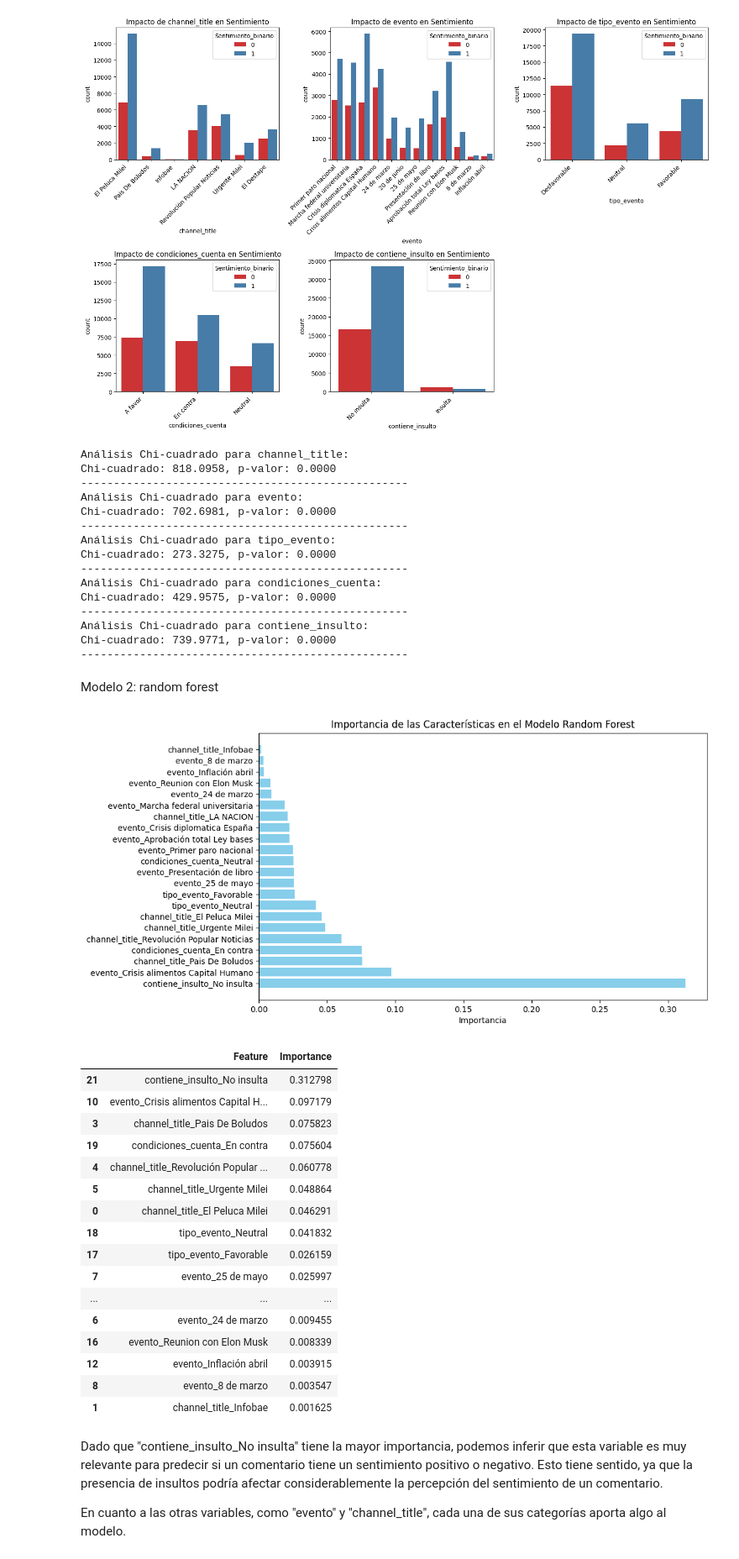
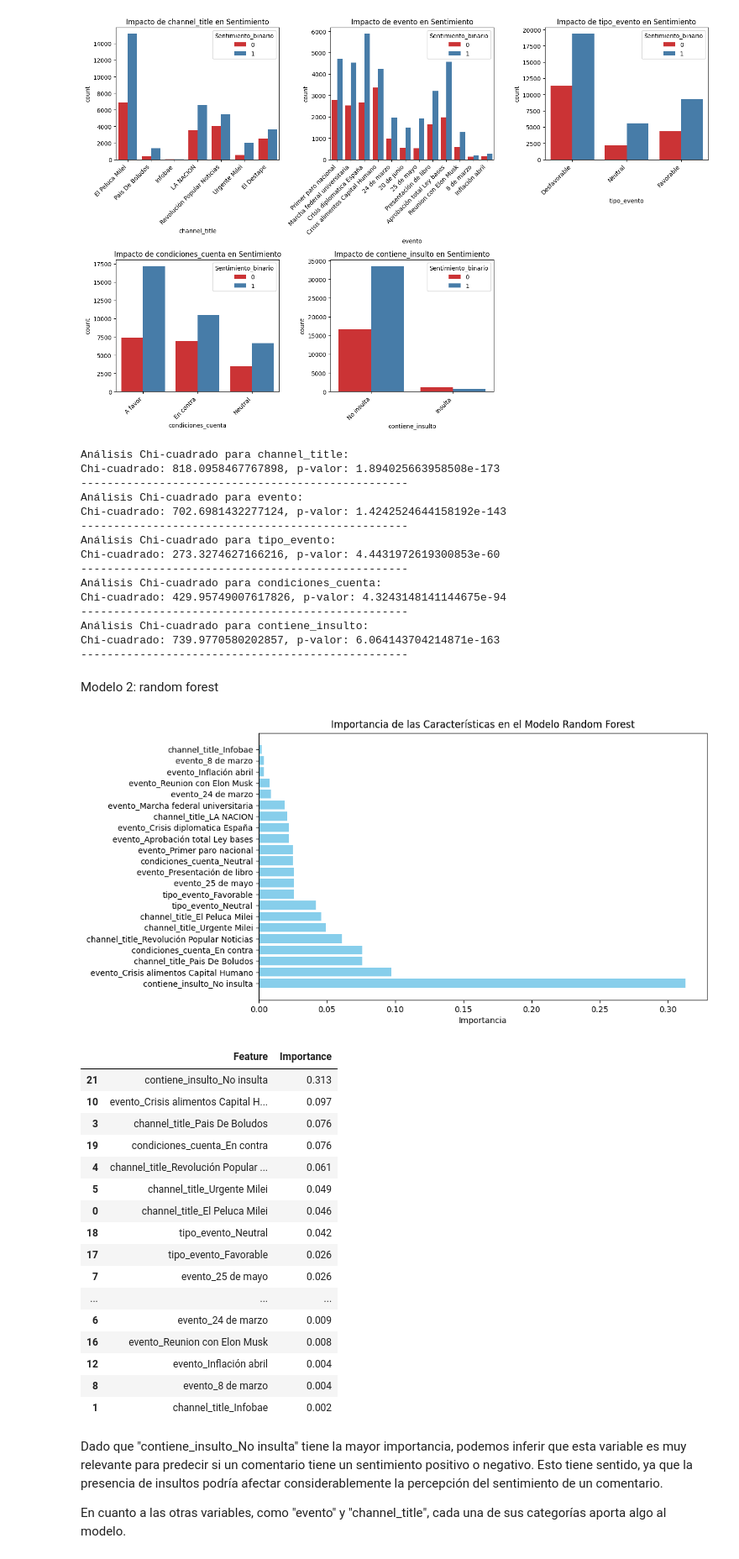
Before and after one commit to paecis-uba/paecis_grupo_13, a Jupyter notebook: tif_paecis_grupo_13/notebooks/6_modelo_estadistico_sentiment.ipynb, the cells around one changed output. Shown at 84% size. Saved outputs shown, nothing was run; the diff lists cells and outputs as text; code cells hidden in the pictures.

```diff
--- a/tif_paecis_grupo_13/notebooks/6_modelo_estadistico_sentiment.ipynb
+++ b/tif_paecis_grupo_13/notebooks/6_modelo_estadistico_sentiment.ipynb
@@ -18,5 +14,5 @@ import os
 # %%
-ruta_archivo = os.path.join('..', "data", "processed", "dfscore_2.csv")
+ruta_archivo = os.path.join('..', "data", "processed", "dfscore_final.csv")
 df_inicial = pd.read_csv(ruta_archivo)
 # %%
 print(df_inicial["contiene_insulto"].value_counts())
@@ -353,19 +325,9 @@ Tendencia estadistica
 # %% [markdown]
 -----------------------------------------------------
 # %%
-# Convertir fechas
-df_inicial['comment_time'] = pd.to_datetime(df_inicial['comment_time'])
-df_inicial['video_published_at'] = pd.to_datetime(df_inicial['video_published_at'])
-
-# Eliminar comentarios neutros
-df_inicial = df_inicial[df_inicial['polarity'] != 0]
-
-# Crear columna temporal agrupada (e.g., por mes)
-df_inicial['month'] = df_inicial['comment_time'].dt.to_period('M')
-
 # Visualización de cambios en el tiempo
 sentiment_trends = df_inicial.groupby(['month', 'Sentimiento']).size().unstack().fillna(0)
-sentiment_trends.plot(kind='bar', stacked=True, figsize=(12, 6))
+sentiment_trends.plot(kind='bar', stacked=True, figsize=(12, 6) )
 plt.title("Tendencias de sentimiento a lo largo del tiempo")
 plt.ylabel("Número de comentarios")
 plt.show()
@@ -429,44 +388,42 @@ plt.show()
 # %% [output]
 [figure]
 # %%
-from scipy.stats import chi2_contingency
-
 # Análisis Chi-cuadrado para cada variable categórica
 chi_results = {}
 
 for var in categorical_vars:
-    # Crear tabla de contingencia
+    # Creamos tabla de contingencia
     contingency_table = pd.crosstab(df_sentimiento[var], df_sentimiento['Sentimiento_binario'])
 
-    # Realizar prueba Chi-cuadrado
+    # Realizamos prueba Chi-cuadrado
     chi2, p_value, _, _ = chi2_contingency(contingency_table)
 
-    # Guardar los resultados
+    # Guardamos los resultados
     chi_results[var] = {
         'chi2': chi2,
         'p_value': p_value
     }
 
-# Mostrar resultados
+# Mostramos los resultados
 for var, result in chi_results.items():
     print(f"Análisis Chi-cuadrado para {var}:")
-    print(f"Chi-cuadrado: {result['chi2']:.4f}, p-valor: {result['p_value']:.4f}")
+    print(f"Chi-cuadrado: {result['chi2']}, p-valor: {result['p_value']}")
     print("-" * 50)
 # %% [output]
 Análisis Chi-cuadrado para channel_title:
-Chi-cuadrado: 818.0958, p-valor: 0.0000
+Chi-cuadrado: 818.0958467767898, p-valor: 1.894025663958508e-173
 --------------------------------------------------
 Análisis Chi-cuadrado para evento:
-Chi-cuadrado: 702.6981, p-valor: 0.0000
+Chi-cuadrado: 702.6981432277124, p-valor: 1.4242524644158192e-143
 --------------------------------------------------
 Análisis Chi-cuadrado para tipo_evento:
-Chi-cuadrado: 273.3275, p-valor: 0.0000
+Chi-cuadrado: 273.3274627166216, p-valor: 4.4431972619300853e-60
 --------------------------------------------------
 Análisis Chi-cuadrado para condiciones_cuenta:
-Chi-cuadrado: 429.9575, p-valor: 0.0000
+Chi-cuadrado: 429.95749007617826, p-valor: 4.3243148141144675e-94
 --------------------------------------------------
 Análisis Chi-cuadrado para contiene_insulto:
-Chi-cuadrado: 739.9771, p-valor: 0.0000
+Chi-cuadrado: 739.9770580202857, p-valor: 6.064143704214871e-163
 --------------------------------------------------
 # %% [markdown]
 Modelo 2: random forest
@@ -497,46 +449,47 @@ rf_model.fit(X_train, y_train)
 # Predecir en el conjunto de prueba
 y_pred = rf_model.predict(X_test)
 # %%
-# Obtener la importancia de las características
+# Obtenemos la importancia de las características
 importances = rf_model.feature_importances_
 
-# Crear un dataframe para visualizar las importancias
+# Creamos un dataframe para visualizar las importancias
 importance_df = pd.DataFrame({
     'Feature': X_encoded.columns,
     'Importance': importances
 })
 
-# Ordenar las importancias de mayor a menor
+# Ordenamos las importancias de mayor a menor
 importance_df = importance_df.sort_values(by='Importance', ascending=False)
+importance_df = importance_df.round(3)
 
-# Visualizar la importancia de las características
+# Visualizamos la importancia de las características
 plt.figure(figsize=(10, 6))
 plt.barh(importance_df['Feature'], importance_df['Importance'], color='skyblue')
 plt.xlabel('Importancia')
 plt.title('Importancia de las Características en el Modelo Random Forest')
 plt.show()
 
-# Mostrar el dataframe de importancias
+# Mostramos el dataframe de importancias
 importance_df
 # %% [output]
 [figure]
 |  | Feature | Importance |
-| 21 | contiene_insulto_No insulta | 0.312798 |
-| 10 | evento_Crisis alimentos Capital H... | 0.097179 |
-| 3 | channel_title_Pais De Boludos | 0.075823 |
-| 19 | condiciones_cuenta_En contra | 0.075604 |
-| 4 | channel_title_Revolución Popular ... | 0.060778 |
-| 5 | channel_title_Urgente Milei | 0.048864 |
-| 0 | channel_title_El Peluca Milei | 0.046291 |
-| 18 | tipo_evento_Neutral | 0.041832 |
-| 17 | tipo_evento_Favorable | 0.026159 |
-| 7 | evento_25 de mayo | 0.025997 |
+| 21 | contiene_insulto_No insulta | 0.313 |
+| 10 | evento_Crisis alimentos Capital H... | 0.097 |
+| 3 | channel_title_Pais De Boludos | 0.076 |
+| 19 | condiciones_cuenta_En contra | 0.076 |
+| 4 | channel_title_Revolución Popular ... | 0.061 |
+| 5 | channel_title_Urgente Milei | 0.049 |
+| 0 | channel_title_El Peluca Milei | 0.046 |
+| 18 | tipo_evento_Neutral | 0.042 |
+| 17 | tipo_evento_Favorable | 0.026 |
+| 7 | evento_25 de mayo | 0.026 |
 | ... | ... | ... |
-| 6 | evento_24 de marzo | 0.009455 |
-| 16 | evento_Reunion con Elon Musk | 0.008339 |
-| 12 | evento_Inflación abril | 0.003915 |
-| 8 | evento_8 de marzo | 0.003547 |
-| 1 | channel_title_Infobae | 0.001625 |
+| 6 | evento_24 de marzo | 0.009 |
+| 16 | evento_Reunion con Elon Musk | 0.008 |
+| 12 | evento_Inflación abril | 0.004 |
+| 8 | evento_8 de marzo | 0.004 |
+| 1 | channel_title_Infobae | 0.002 |
 # %% [markdown]
 Dado que "contiene_insulto_No insulta" tiene la mayor importancia, podemos inferir que esta variable es muy relevante para predecir si un comentario tiene un sentimiento positivo o negativo. Esto tiene sentido, ya que la presencia de insultos podría afectar considerablemente la percepción del sentimiento de un comentario.
 
```
Also changed, not shown: parts of 27 cells of this notebook, 13 other files.
